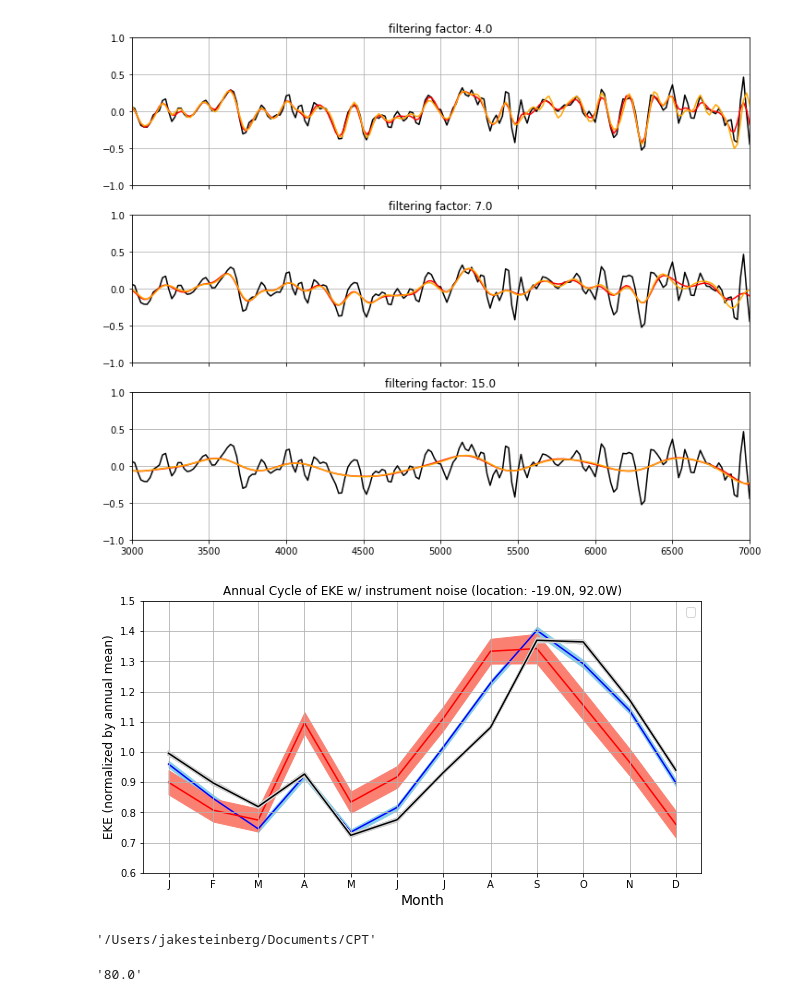
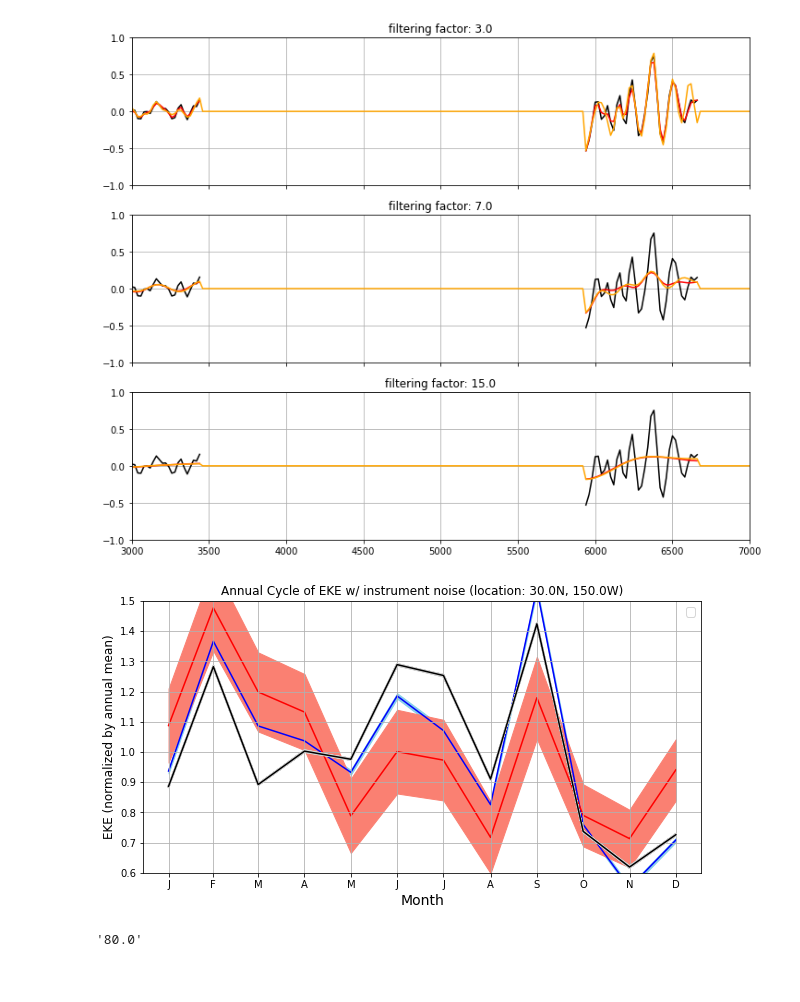
Before and after one commit to jakesteinberg/CPT, a Jupyter notebook: sla_error_propagation.ipynb, the cells around one changed output. Drawn from its saved outputs; the diff is of its cells as text; code cells hidden in the pictures.

```diff
--- a/sla_error_propagation.ipynb
+++ b/sla_error_propagation.ipynb
@@ -41,7 +41,7 @@ location = np.array([[210, 214, 35, 39], [148, 152, 28, 32], [90, 94, -21, -17],
                      [326, 330, 38, 42], [310, 314, -52, -48], [290, 294, 30, 34]])
 # %%
 # pick location
-l_i = 2
+l_i = 1
 # %%
 lon_w = 0
 lon_e = 360
@@ -259,7 +259,7 @@ plt.show()
 # filtering
 hor_grid_spacing = dist1[0][10] - dist1[0][9]
 # ******
-wavelengths = np.flip(np.array([80, 140, 300]))
+wavelengths = np.flip(np.array([60, 140, 300]))
 # ******
 k_sub = 1/wavelengths
 coarsening_factors = np.nan * np.ones(len(k_sub))
@@ -385,7 +385,7 @@ ax3.grid()
 ax4.grid()
 plt.show()
 # %% [output]
-[figure, old version]
+[figure, new version]
 # %%
 # lat/lon key (of tracks that fall within large box denoted in first map)
 for i in range(len(lon1)):
@@ -529,7 +529,7 @@ in_lat = []
 in_lon.append(np.where((lon_bin_c > location[l_i][0]) & (lon_bin_c < location[l_i][1]))[0])
 in_lat.append(np.where((lat_bin_c > location[l_i][2]) & (lat_bin_c < location[l_i][3]))[0])
 
-to_show = np.where((coarsening_factors == 4) | (coarsening_factors == 7) | (coarsening_factors == 15) |(coarsening_factors == 25))[0]
+to_show = np.where((coarsening_factors == 3) | (coarsening_factors == 7) | (coarsening_factors == 15) |(coarsening_factors == 25))[0]
 lsty = np.flip(['-', '--', '-.', '-.'])
 f, ax = plt.subplots(1,1,figsize=(10,5))
 cc = ['k', 'g', 'b', 'r']
@@ -558,39 +558,35 @@ for mc in range(mc_runs):
 ax.fill_between(frac_year, np.nanmean(test1, axis=0) - np.nanstd(test1, axis=0), \
                 np.nanmean(test1, axis=0) + np.nanstd(test1, axis=0), color=cmc[2], zorder=0)
 ax.plot(frac_year, np.nanmean(test1, axis=0), color='b',zorder=0)
 
 i = 2 #(80km)
 test2 = np.nan * np.ones((mc_runs, len(frac_year)))
 for mc in range(mc_runs):
     test2[mc, :] = np.nanmean(mean_diff0_mc[:, in_lon[0]][:, :, in_lat[0]][:,:,:,to_show[i],mc],axis=tuple(range(1, 3)))/\
         np.nanmean(mean_diff0_mc[:, in_lon[0]][:, :, in_lat[0]][:,:,:,to_show[i]])
 ax.fill_between(frac_year, np.nanmean(test2, axis=0) - np.nanstd(test2, axis=0), \
                 np.nanmean(test2, axis=0) + np.nanstd(test2, axis=0), color=cmc[3], zorder=0)
 ax.plot(frac_year, np.nanmean(test2, axis=0), color='r',zorder=0)
 
 # for i in [0,1,2]:
 #     # filtered with no noise
 #     ax.plot(frac_year, np.nanmean(mean_diff0[:, in_lon[0]][:, :, in_lat[0]][:,:,:,to_show[i]], axis=tuple(range(1, 3)))/\
 #             np.nanmean(mean_diff0[:, in_lon[0]][:, :, in_lat[0]][:,:,:,to_show[i]]), \
 #             color=cc[i], linestyle=lsty[i], label='EKE at <=' + str(coarsening_factors[to_show[i]]*hor_grid_spacing) + 'km')
 
 handles, labels = ax.get_legend_handles_labels()
 ax.legend(handles, labels, fontsize=12)
 ax.set_xticks(frac_year)
 ax.set_xticklabels(month_labels)
 ax.set_ylim([0.6, 1.5])
 ax.set_xlabel('Month', fontsize=14)
 ax.set_ylabel('EKE (normalized by annual mean)', fontsize=12)
 ax.set_title('Annual Cycle of EKE w/ instrument noise (location: ' + str(np.nanmean(location[l_i][2:])) + 'N, ' + str(np.nanmean(location[l_i][0:2])) + 'W)')
 ax.grid()
 plt.show()
-f.savefig('/Users/jakesteinberg/Desktop/' + this_sat + '_sample_monte_carlo_error_2.jpg', dpi=400)
+f.savefig('/Users/jakesteinberg/Desktop/cpt_manuscript_figures/r2/added_site_errors/j2_sample_monte_carlo_error_nw_pac.jpg', dpi=400)
 # %% [output]
-[figure, old version]
+[figure, new version]
-# %%
-pwd
-# %% [output]
-'/Users/jakesteinberg/Documents/CPT'
 # %%
 outputs = {'frac_year': frac_year, \
           '300km': test0, \
```
Also changed, not shown: parts of 7 cells of this notebook, 1 other file.
